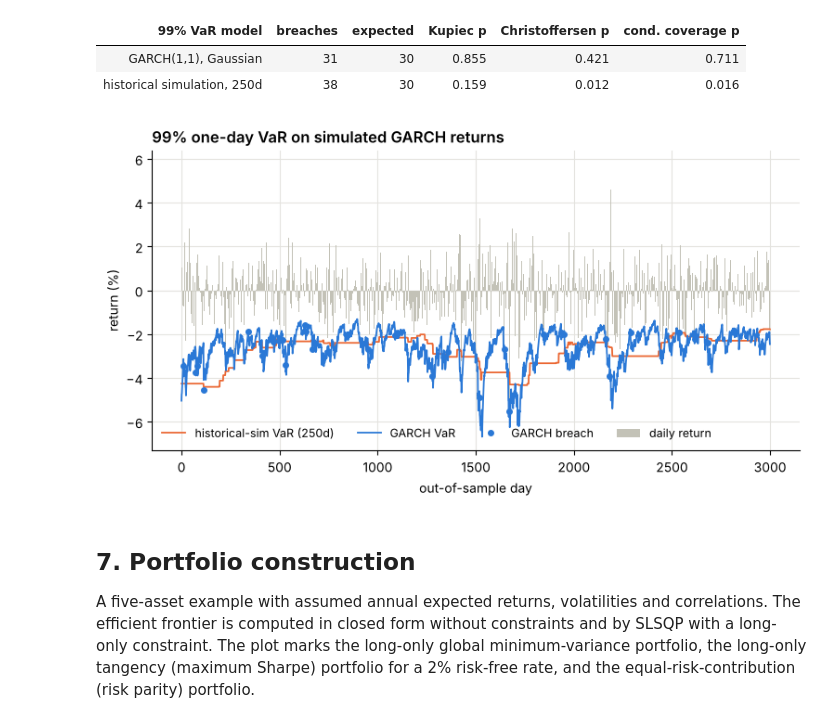
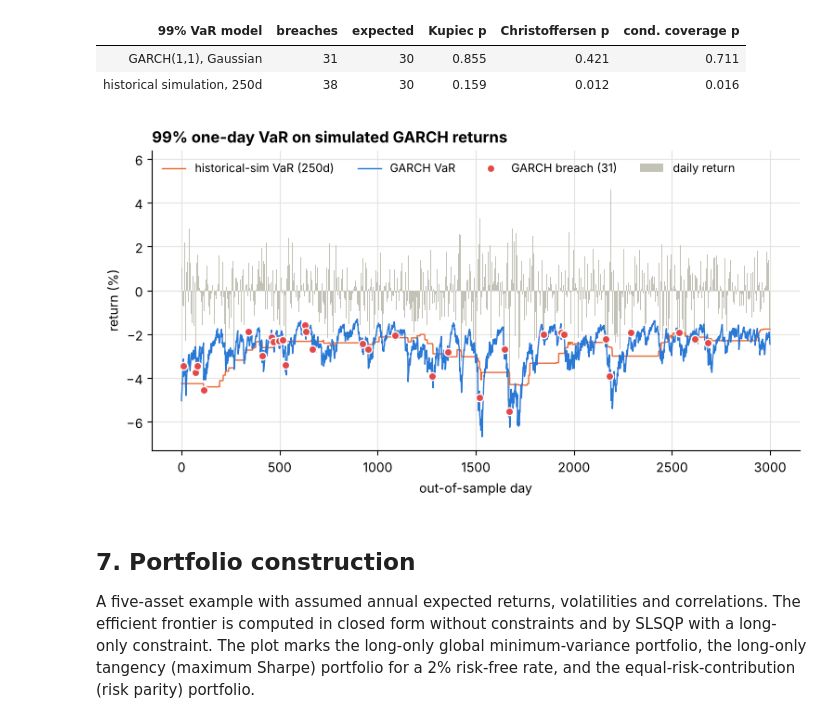
Before and after one commit to zihadpcode/QuantForge, a Jupyter notebook: notebooks/quickstart.ipynb, the cells around one changed output. Cells and saved outputs as stored; diff of their text form; code cells hidden in the pictures.

```diff
--- a/notebooks/quickstart.ipynb
+++ b/notebooks/quickstart.ipynb
@@ -51,7 +51,7 @@ plt.rcParams.update({
     "figure.facecolor": "white", "axes.facecolor": "white",
     "axes.grid": True, "grid.color": "#e4e3df", "axes.axisbelow": True,
     "axes.spines.top": False, "axes.spines.right": False,
-    "axes.titlesize": 12, "axes.titleweight": "semibold", "axes.titlelocation": "left",
+    "axes.titlesize": 12, "axes.titleweight": "bold", "axes.titlelocation": "left",
     "axes.labelsize": 10, "legend.frameon": False, "legend.fontsize": 9, "lines.linewidth": 2.0,
     "axes.prop_cycle": plt.cycler(color=COLORS),
 })
@@ -326,18 +332,19 @@ fitted persistence alpha+beta = 0.9869, variance half-life = 52.4 days
 # %%
 days = np.arange(n_test)
 fig, ax = plt.subplots(figsize=(9, 4.2))
 ax.bar(days, 100 * test, width=1.0, color="#c3c2b7", label="daily return")
-ax.plot(days, -100 * var_hist, color=COLORS[1], lw=1.3, label="historical-sim VaR (250d)")
-ax.plot(days, -100 * var_garch, color=COLORS[0], lw=1.3, label="GARCH VaR")
+ax.plot(days, -100 * var_hist, color=COLORS[1], lw=1.0, label="historical-sim VaR (250d)")
+ax.plot(days, -100 * var_garch, color=COLORS[0], lw=1.0, label="GARCH VaR")
 hit = test < -var_garch
-ax.plot(days[hit], 100 * test[hit], "o", ms=4, color=COLORS[0], label="GARCH breach")
+ax.plot(days[hit], 100 * test[hit], "o", ms=6, color=COLORS[5], mec="white", mew=1.0, zorder=5,
+        label=f"GARCH breach ({hit.sum()})")
 ax.set_xlabel("out-of-sample day")
 ax.set_ylabel("return (%)")
 ax.set_title("99% one-day VaR on simulated GARCH returns")
-ax.legend(loc="lower left", ncol=4)
+ax.legend(loc="upper left", ncol=4)
 plt.show()
 # %% [output]
-[figure, old version]
+[figure, new version]
 # %% [markdown]
 ## 7. Portfolio construction
 
```
Also changed, not shown: parts of 10 cells of this notebook, 1 other file.
